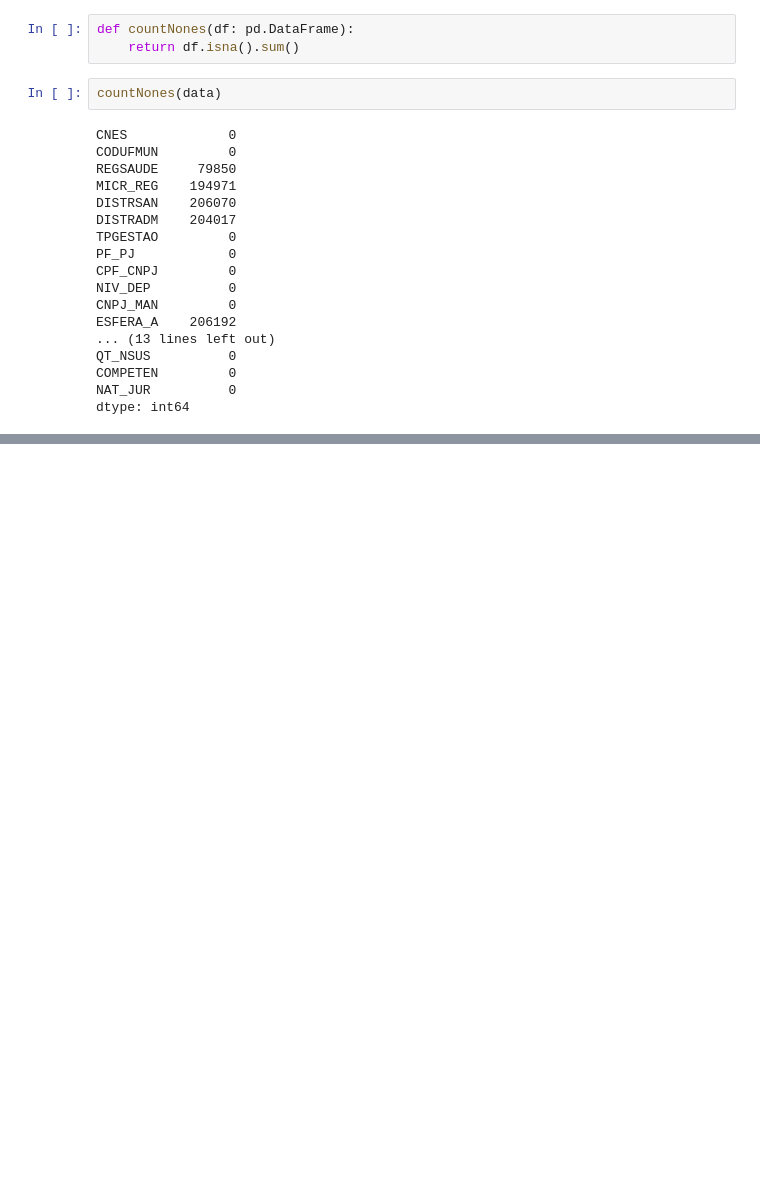
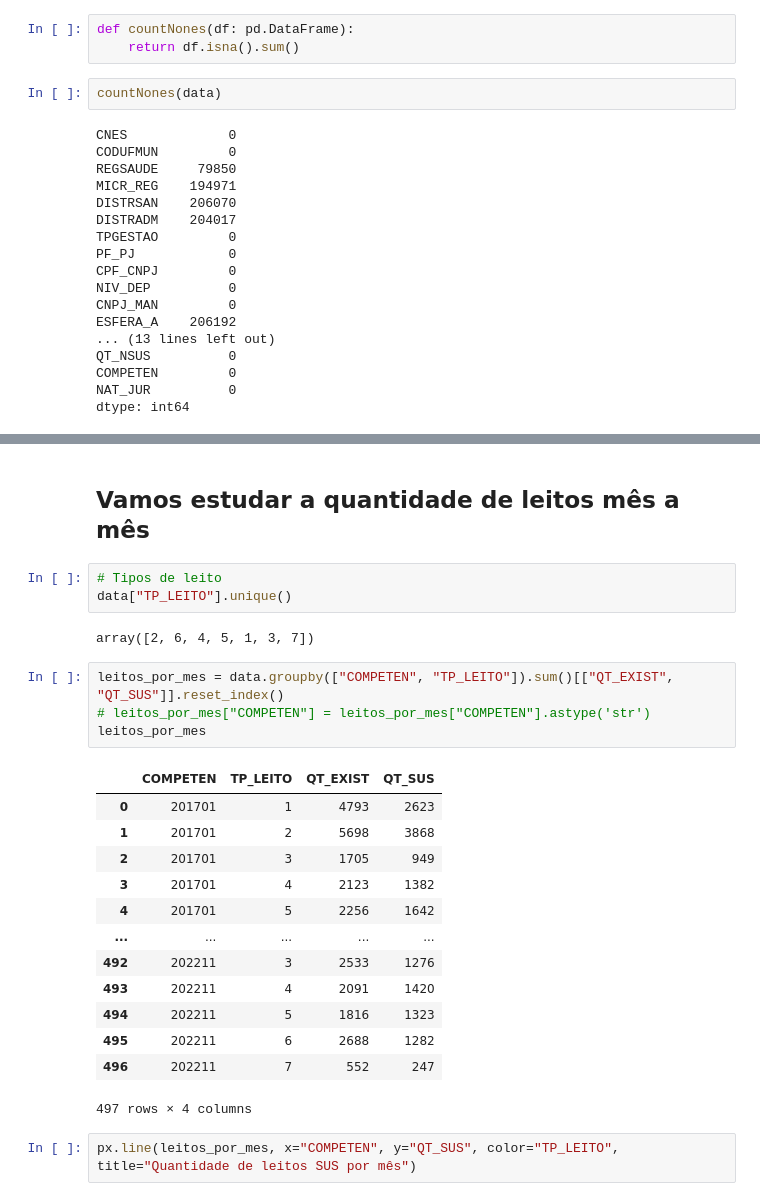
Before and after one commit to brunoconterato/go-capacidade-hospitalar, a Jupyter notebook: eda.ipynb, the cells around one changed output, grey strips where cells are left out. Drawn from its saved outputs; the diff is of its cells as text; blank space fills up the shorter version.

```diff
--- a/eda.ipynb
+++ b/eda.ipynb
@@ -64,0 +116,27 @@ dtype: int64
+# %% [markdown]
+## Vamos estudar a quantidade de leitos mês a mês
+# %%
+# Tipos de leito
+data["TP_LEITO"].unique()
+# %% [output]
+array([2, 6, 4, 5, 1, 3, 7])
+# %%
+leitos_por_mes = data.groupby(["COMPETEN", "TP_LEITO"]).sum()[["QT_EXIST", "QT_SUS"]].reset_index()
+# leitos_por_mes["COMPETEN"] = leitos_por_mes["COMPETEN"].astype('str')
+leitos_por_mes
+# %% [output]
+|  | COMPETEN | TP_LEITO | QT_EXIST | QT_SUS |
+| 0 | 201701 | 1 | 4793 | 2623 |
+| 1 | 201701 | 2 | 5698 | 3868 |
+| 2 | 201701 | 3 | 1705 | 949 |
+| 3 | 201701 | 4 | 2123 | 1382 |
+| 4 | 201701 | 5 | 2256 | 1642 |
+| ... | ... | ... | ... | ... |
+| 492 | 202211 | 3 | 2533 | 1276 |
+| 493 | 202211 | 4 | 2091 | 1420 |
+| 494 | 202211 | 5 | 1816 | 1323 |
+| 495 | 202211 | 6 | 2688 | 1282 |
+| 496 | 202211 | 7 | 552 | 247 |
+497 rows × 4 columns
+# %%
+px.line(leitos_por_mes, x="COMPETEN", y="QT_SUS", color="TP_LEITO", title="Quantidade de leitos SUS por mês")
```
Also changed, not shown: parts of 9 cells of this notebook.
